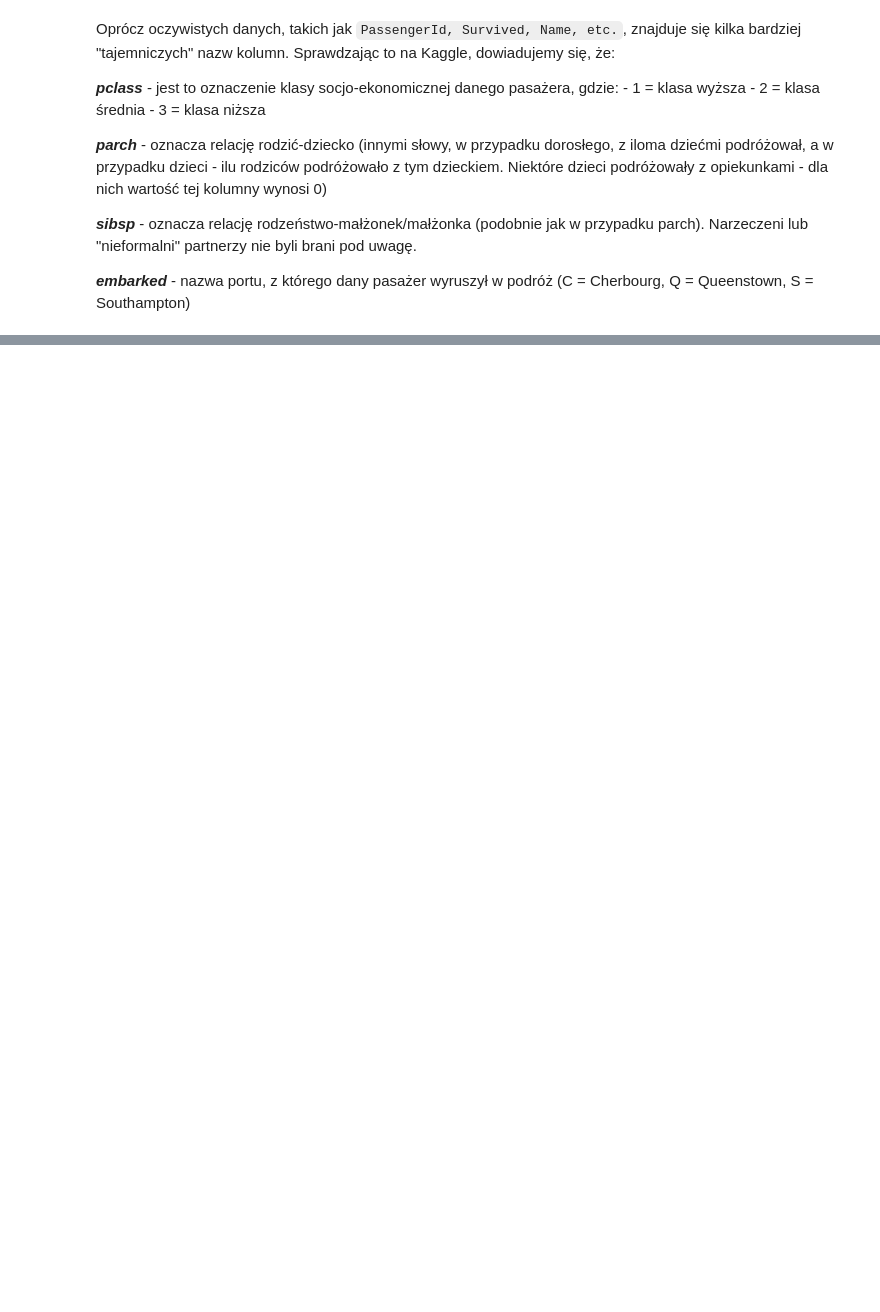
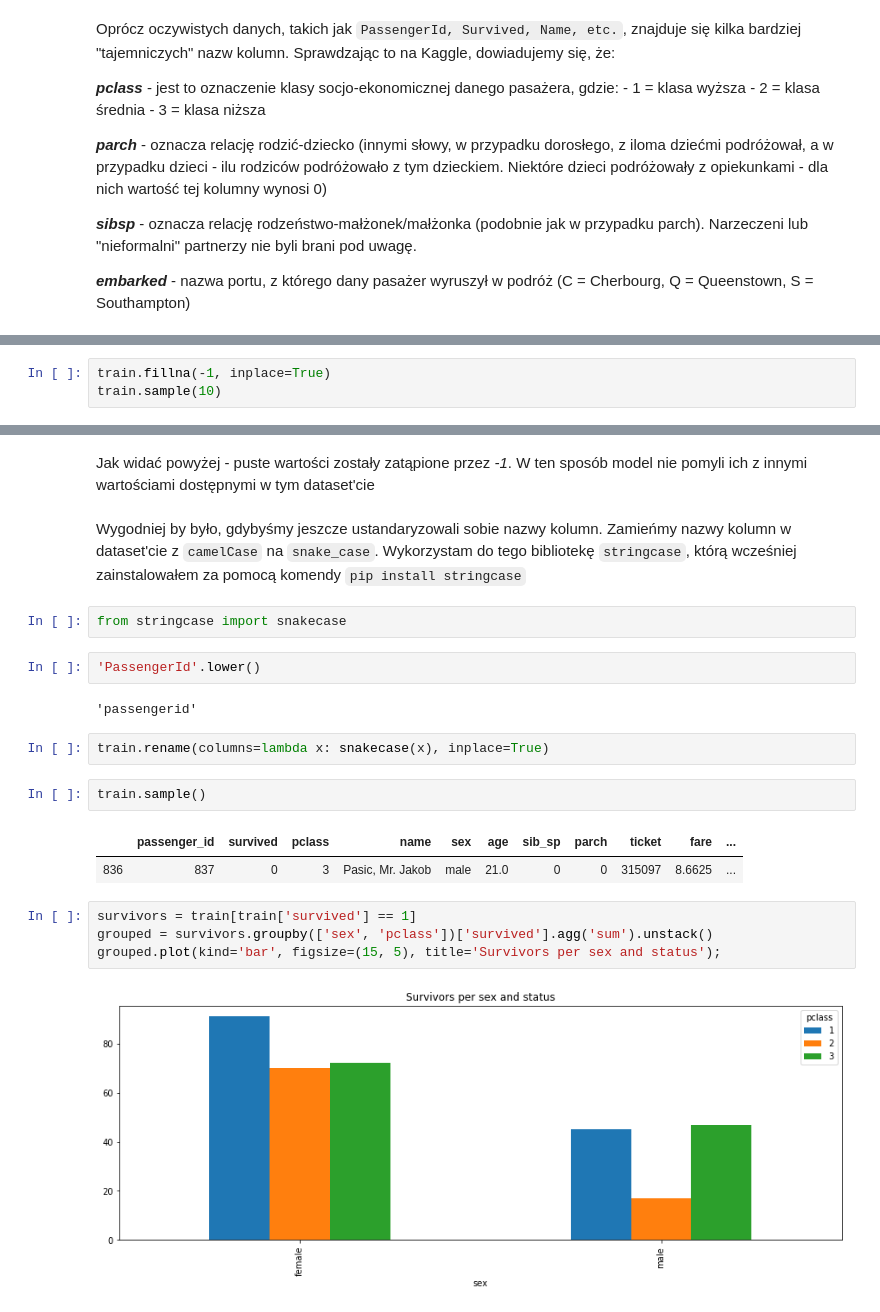
Before and after one commit to marcinsola/titanic-dataset, a Jupyter notebook: Titanic.ipynb, the cells around one changed output, grey strips where cells are left out. Drawn from its saved outputs; the diff is of its cells as text; blank space fills up the shorter version.

Commit message:
Add further data exploration and visualisation

```diff
--- a/Titanic.ipynb
+++ b/Titanic.ipynb
@@ -45,0 +82,3 @@ Oprócz oczywistych danych, takich jak `PassengerId, Survived, Name, etc.`, znaj
+# %%
+train.fillna(-1, inplace=True)
+train.sample(10)
@@ -45,0 +97,23 @@ Oprócz oczywistych danych, takich jak `PassengerId, Survived, Name, etc.`, znaj
+# %% [markdown]
+Jak widać powyżej - puste wartości zostały zatąpione przez *-1*. W ten sposób model nie pomyli ich z innymi wartościami dostępnymi w tym dataset'cie
+# %% [markdown]
+Wygodniej by było, gdybyśmy jeszcze ustandaryzowali sobie nazwy kolumn. Zamieńmy nazwy kolumn w dataset'cie z `camelCase` na `snake_case`. Wykorzystam do tego bibliotekę `stringcase`, którą wcześniej zainstalowałem za pomocą komendy `pip install stringcase`
+# %%
+from stringcase import snakecase
+# %%
+'PassengerId'.lower()
+# %% [output]
+'passengerid'
+# %%
+train.rename(columns=lambda x: snakecase(x), inplace=True)
+# %%
+train.sample()
+# %% [output]
+|  | passenger_id | survived | pclass | name | sex | age | sib_sp | parch | ticket | fare | ... |
+| 836 | 837 | 0 | 3 | Pasic, Mr. Jakob | male | 21.0 | 0 | 0 | 315097 | 8.6625 | ... |
+# %%
+survivors = train[train['survived'] == 1]
+grouped = survivors.groupby(['sex', 'pclass'])['survived'].agg('sum').unstack()
+grouped.plot(kind='bar', figsize=(15, 5), title='Survivors per sex and status');
+# %% [output]
+[figure, added]
```
Also changed, not shown: parts of 7 cells of this notebook.
